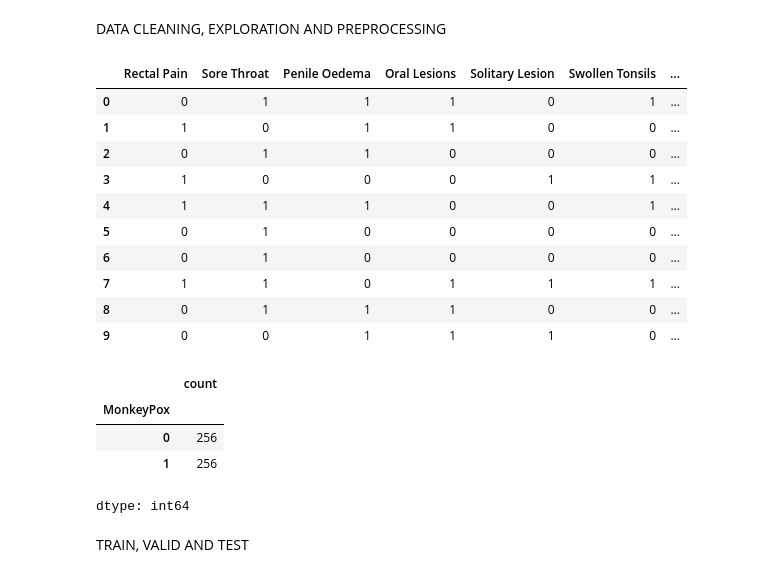
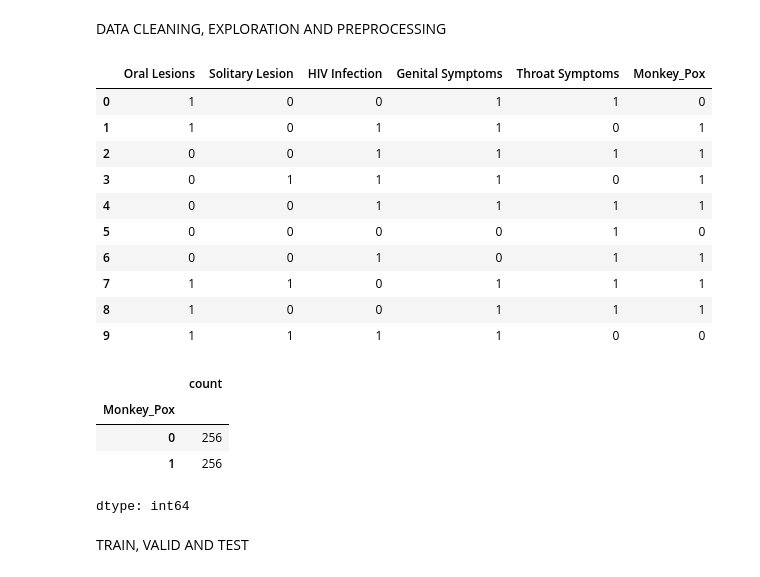
Before and after one commit to NeuralNetGeek/monkeypox-diagnosis, a Jupyter notebook: Monkey_Pox.ipynb, the cells around one changed output. Saved outputs shown, nothing was run; the diff lists cells and outputs as text; code cells hidden in the pictures.

```diff
--- a/Monkey_Pox.ipynb
+++ b/Monkey_Pox.ipynb
@@ -23,34 +25,38 @@ DATA CLEANING, EXPLORATION AND PREPROCESSING
 # %%
 cols = ['Patient_ID', 'Systemic Illness', 'Rectal Pain', 'Sore Throat', 'Penile Oedema', 'Oral Lesions', 'Solitary Lesion', 'Swollen Tonsils', 'HIV Infection', 'Sexually Transmitted Infection', 'MonkeyPox']
 df = pd.read_csv('monkey.data.csv')
 df.columns = cols
 df.drop(['Patient_ID', 'Systemic Illness'], axis=1, inplace=True)
 df.drop_duplicates(inplace=True)
 
-features = ['Rectal Pain', 'Sore Throat', 'Penile Oedema', 'Oral Lesions', 'Solitary Lesion', 'Swollen Tonsils', 'HIV Infection', 'Sexually Transmitted Infection']
+df['Genital Symptoms'] = df[['Rectal Pain', 'Penile Oedema']].max(axis=1)
+df['Throat Symptoms'] = df['Sore Throat'].copy()
+
+features = ['Genital Symptoms', 'Throat Symptoms', 'Oral Lesions', 'Solitary Lesion', 'HIV Infection']
 
 df[features] = df[features].astype(int)
 
-df['MonkeyPox'] = df['MonkeyPox'].map({'Positive': 1, 'Negative': 0})
+df['Monkey_Pox'] = df['MonkeyPox'].map({'Positive': 1, 'Negative': 0})
+df = df.drop(['Rectal Pain', 'Penile Oedema', 'Sore Throat', 'Swollen Tonsils', 'Sexually Transmitted Infection', 'MonkeyPox'], axis=1)
 
 df.head(10)
 # %% [output]
-|  | Rectal Pain | Sore Throat | Penile Oedema | Oral Lesions | Solitary Lesion | Swollen Tonsils | ... |
-| 0 | 0 | 1 | 1 | 1 | 0 | 1 | ... |
-| 1 | 1 | 0 | 1 | 1 | 0 | 0 | ... |
-| 2 | 0 | 1 | 1 | 0 | 0 | 0 | ... |
-| 3 | 1 | 0 | 0 | 0 | 1 | 1 | ... |
-| 4 | 1 | 1 | 1 | 0 | 0 | 1 | ... |
-| 5 | 0 | 1 | 0 | 0 | 0 | 0 | ... |
-| 6 | 0 | 1 | 0 | 0 | 0 | 0 | ... |
-| 7 | 1 | 1 | 0 | 1 | 1 | 1 | ... |
-| 8 | 0 | 1 | 1 | 1 | 0 | 0 | ... |
-| 9 | 0 | 0 | 1 | 1 | 1 | 0 | ... |
+|  | Oral Lesions | Solitary Lesion | HIV Infection | Genital Symptoms | Throat Symptoms | Monkey_Pox |
+| 0 | 1 | 0 | 0 | 1 | 1 | 0 |
+| 1 | 1 | 0 | 1 | 1 | 0 | 1 |
+| 2 | 0 | 0 | 1 | 1 | 1 | 1 |
+| 3 | 0 | 1 | 1 | 1 | 0 | 1 |
+| 4 | 0 | 0 | 1 | 1 | 1 | 1 |
+| 5 | 0 | 0 | 0 | 0 | 1 | 0 |
+| 6 | 0 | 0 | 1 | 0 | 1 | 1 |
+| 7 | 1 | 1 | 0 | 1 | 1 | 1 |
+| 8 | 1 | 0 | 0 | 1 | 1 | 1 |
+| 9 | 1 | 1 | 1 | 1 | 0 | 0 |
 # %%
-df['MonkeyPox'].value_counts()
+df['Monkey_Pox'].value_counts()
 # %% [output]
 |  | count |
-| MonkeyPox |  |
+| Monkey_Pox |  |
 | 0 | 256 |
 | 1 | 256 |
 dtype: int64
```
Also changed, not shown: parts of 8 cells of this notebook.
